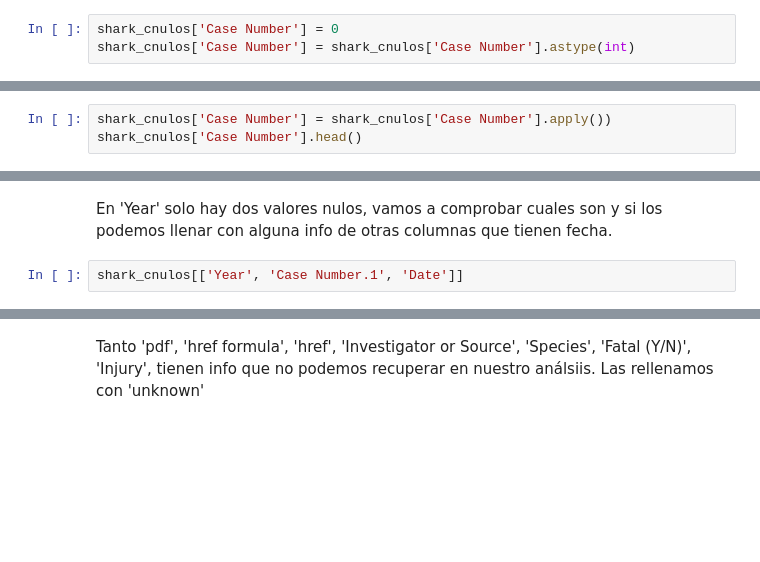
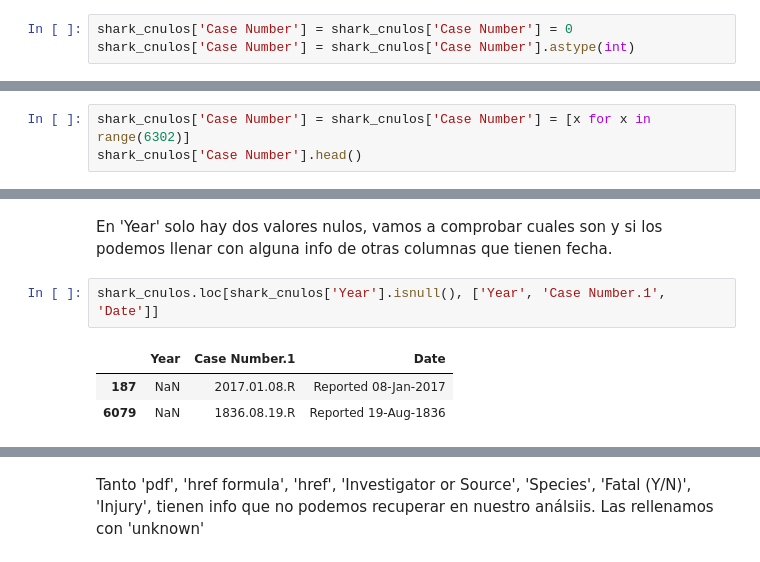
Before and after one commit to NereaRiveiro/Proyecto-1_Sharkniceria, a Jupyter notebook: src/main.ipynb, the cells around one changed output, grey strips where cells are left out. Saved outputs shown, nothing was run; the diff lists cells and outputs as text; blank space fills up the shorter version.

```diff
--- a/src/main.ipynb
+++ b/src/main.ipynb
@@ -173,5 +173,5 @@ shark_cnulos[['Case Number', 'Case Number.1', 'Case Number.2']].tail()
 | 6300 | ND.0002 | ND.0002 | ND.0002 |
 | 6301 | ND.0001 | ND.0001 | ND.0001 |
 # %%
-shark_cnulos['Case Number'] = 0
+shark_cnulos['Case Number'] = shark_cnulos['Case Number'] = 0
 shark_cnulos['Case Number'] = shark_cnulos['Case Number'].astype(int)
@@ -182,4 +178,4 @@ SyntaxError: invalid syntax (4282864086.py, line 1)
 # %%
-shark_cnulos['Case Number'] = shark_cnulos['Case Number'].apply())
+shark_cnulos['Case Number'] = shark_cnulos['Case Number'] = [x for x in range(6302)]
 shark_cnulos['Case Number'].head()
 # %% [output]
@@ -208,4 +209,8 @@ dtype: int64
 # %% [markdown]
 En 'Year' solo hay dos valores nulos, vamos a comprobar cuales son y si los podemos llenar con alguna info de otras columnas que tienen fecha.
 # %%
-shark_cnulos[['Year', 'Case Number.1', 'Date']]
+shark_cnulos.loc[shark_cnulos['Year'].isnull(), ['Year', 'Case Number.1', 'Date']]
+# %% [output]
+|  | Year | Case Number.1 | Date |
+| 187 | NaN | 2017.01.08.R | Reported 08-Jan-2017 |
+| 6079 | NaN | 1836.08.19.R | Reported 19-Aug-1836 |
```
Also changed, not shown: parts of 14 cells of this notebook.
